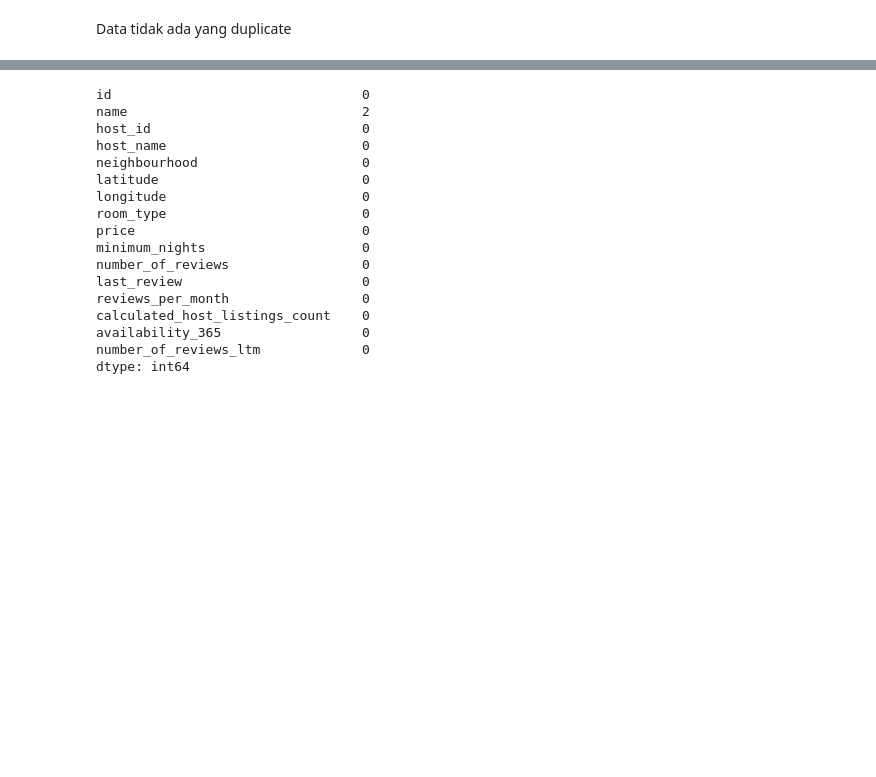
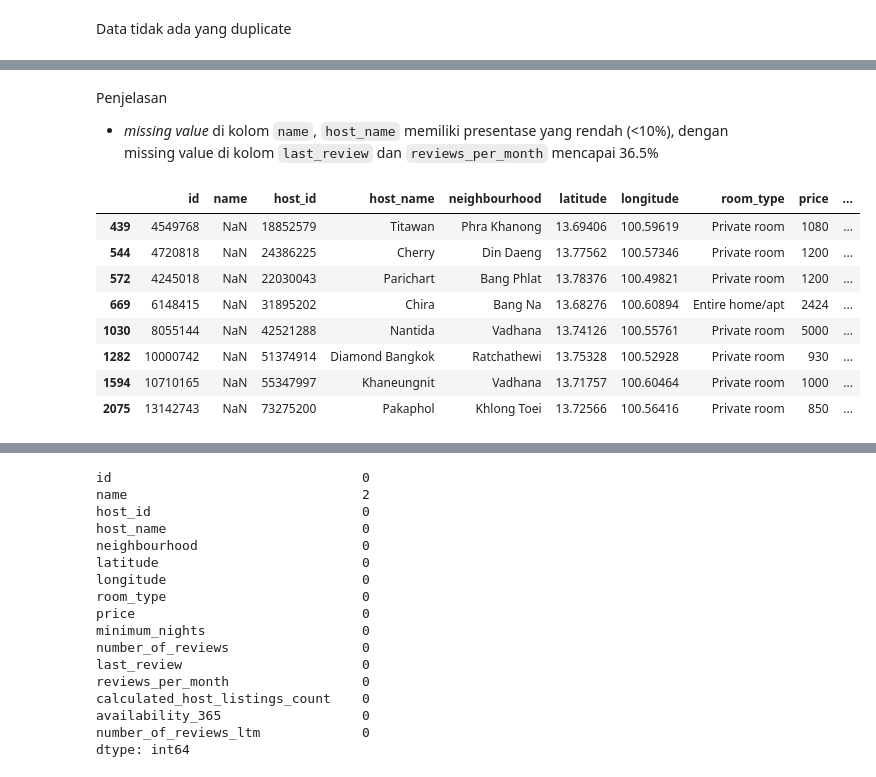
Before and after one commit to nabhanibrhm/learning, a Jupyter notebook: capstone_2/script/Capstone2.ipynb, the cells around one changed output, grey strips where cells are left out. Cells and saved outputs as stored; diff of their text form; code cells hidden in the pictures; blank space fills up the shorter version.

```diff
--- a/capstone_2/script/Capstone2.ipynb
+++ b/capstone_2/script/Capstone2.ipynb
@@ -59,0 +83,15 @@ dtype: int64
+# %% [markdown]
+Penjelasan
+* *missing value* di kolom `name`, `host_name` memiliki presentase yang rendah (<10%), dengan missing value di kolom `last_review` dan `reviews_per_month` mencapai 36.5%
+# %%
+df[df['name'].isna()] #checking name yang berisi null
+# %% [output]
+|  | id | name | host_id | host_name | neighbourhood | latitude | longitude | room_type | price | ... |
+| 439 | 4549768 | NaN | 18852579 | Titawan | Phra Khanong | 13.69406 | 100.59619 | Private room | 1080 | ... |
+| 544 | 4720818 | NaN | 24386225 | Cherry | Din Daeng | 13.77562 | 100.57346 | Private room | 1200 | ... |
+| 572 | 4245018 | NaN | 22030043 | Parichart | Bang Phlat | 13.78376 | 100.49821 | Private room | 1200 | ... |
+| 669 | 6148415 | NaN | 31895202 | Chira | Bang Na | 13.68276 | 100.60894 | Entire home/apt | 2424 | ... |
+| 1030 | 8055144 | NaN | 42521288 | Nantida | Vadhana | 13.74126 | 100.55761 | Private room | 5000 | ... |
+| 1282 | 10000742 | NaN | 51374914 | Diamond Bangkok | Ratchathewi | 13.75328 | 100.52928 | Private room | 930 | ... |
+| 1594 | 10710165 | NaN | 55347997 | Khaneungnit | Vadhana | 13.71757 | 100.60464 | Private room | 1000 | ... |
+| 2075 | 13142743 | NaN | 73275200 | Pakaphol | Khlong Toei | 13.72566 | 100.56416 | Private room | 850 | ... |
```
Also changed, not shown: parts of 13 cells of this notebook, 1 other file.
